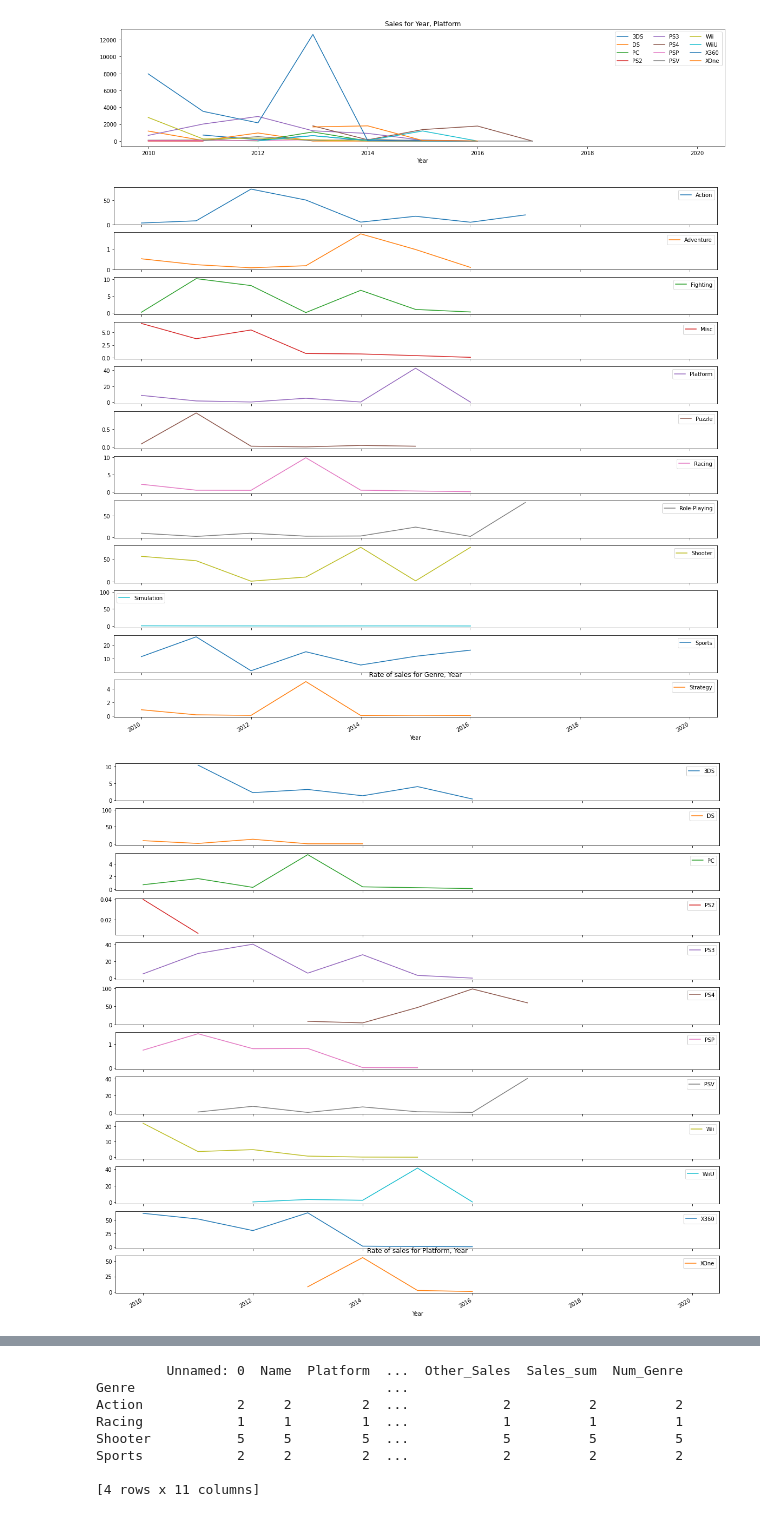
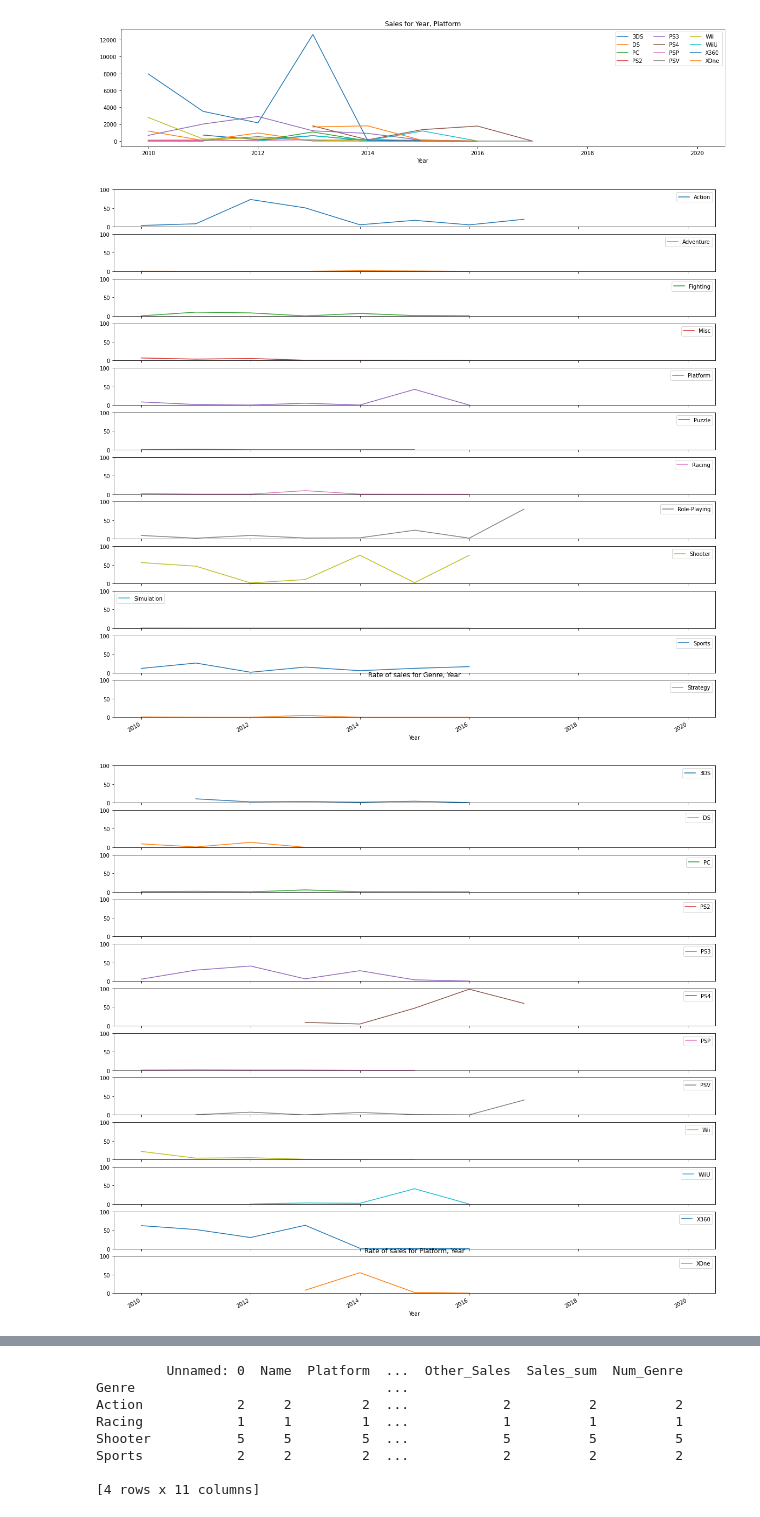
Before and after one commit to nineto1/sc1_project, a Jupyter notebook: AI_05_이계현_Setion1.ipynb, the cells around one changed output, grey strips where cells are left out. Cells and saved outputs as stored; diff of their text form; code cells hidden in the pictures.

```diff
--- a/AI_05_이계현_Setion1.ipynb
+++ b/AI_05_이계현_Setion1.ipynb
@@ -287,28 +287,28 @@ p-value of 2sample chisquare :  0.0
 # %%
 # 연도, 장르별 출고량 비율.
 rate_genre = raw_year_genre.copy()
 for col in rate_genre.columns :
   rate_genre[col] = (rate_genre[col]/sales_year) *100
 
-line1 = rate_genre.plot.line(figsize = (20, 20), subplots = True)
+line1 = rate_genre.plot.line(figsize = (20, 20), subplots = True, ylim = (0, 100))
 plt.title('Rate of sales for Genre, Year')
 plt.legend(ncol = 3)
 plt.show()
 
 
 # 연도, 플랫폼별 출고량 비율.
 rate_platform = raw_year_platform.copy()
 
 for col in rate_platform.columns :
   rate_platform[col] = (rate_platform[col]/sales_year) *100
 
-line2 = rate_platform.plot.line(figsize = (20, 20), subplots = True)
+line2 = rate_platform.plot.line(figsize = (20, 20), subplots = True, ylim = (0, 100))
 plt.title('Rate of sales for Platform, Year')
 plt.legend(ncol = 3)
 plt.show()
 # %% [output]
-[figure, old version]
+[figure, new version]
-[figure, old version]
+[figure, new version]
 # %%
 # 년도별 출고비율이 높은 Genre 와 Platform list
 list_genre_max_rate = rate_genre.idxmax(axis="columns")
```
Also changed, not shown: parts of 1 cell of this notebook.
